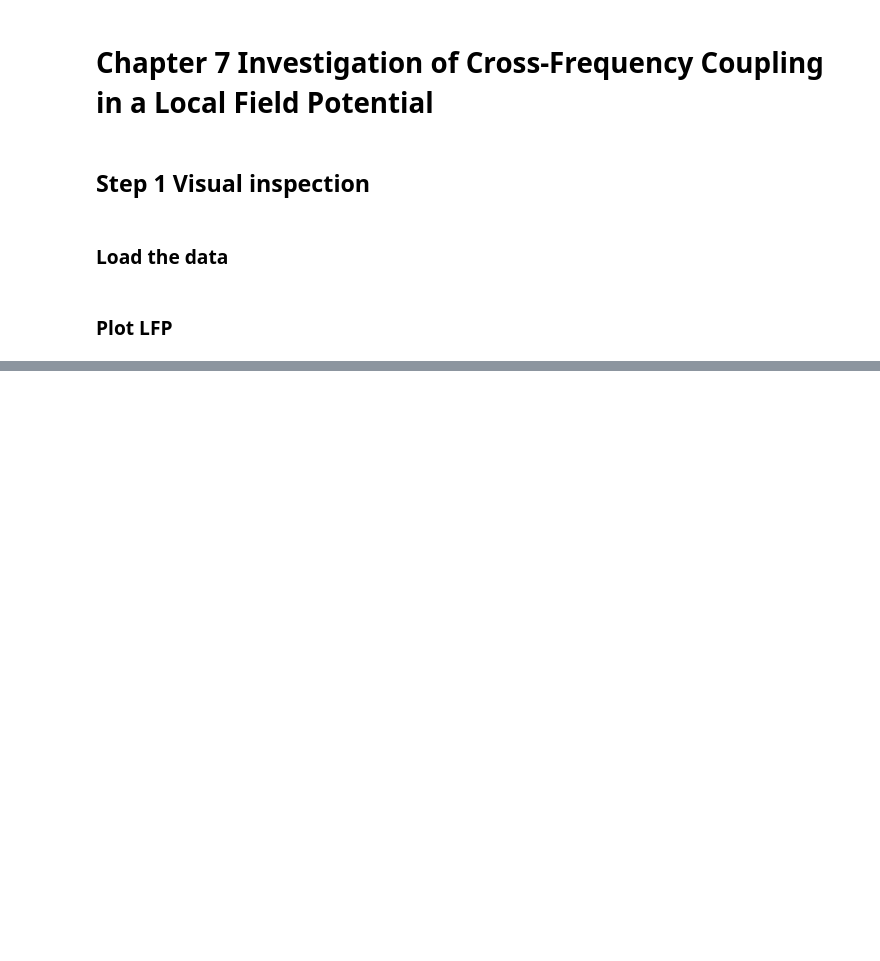
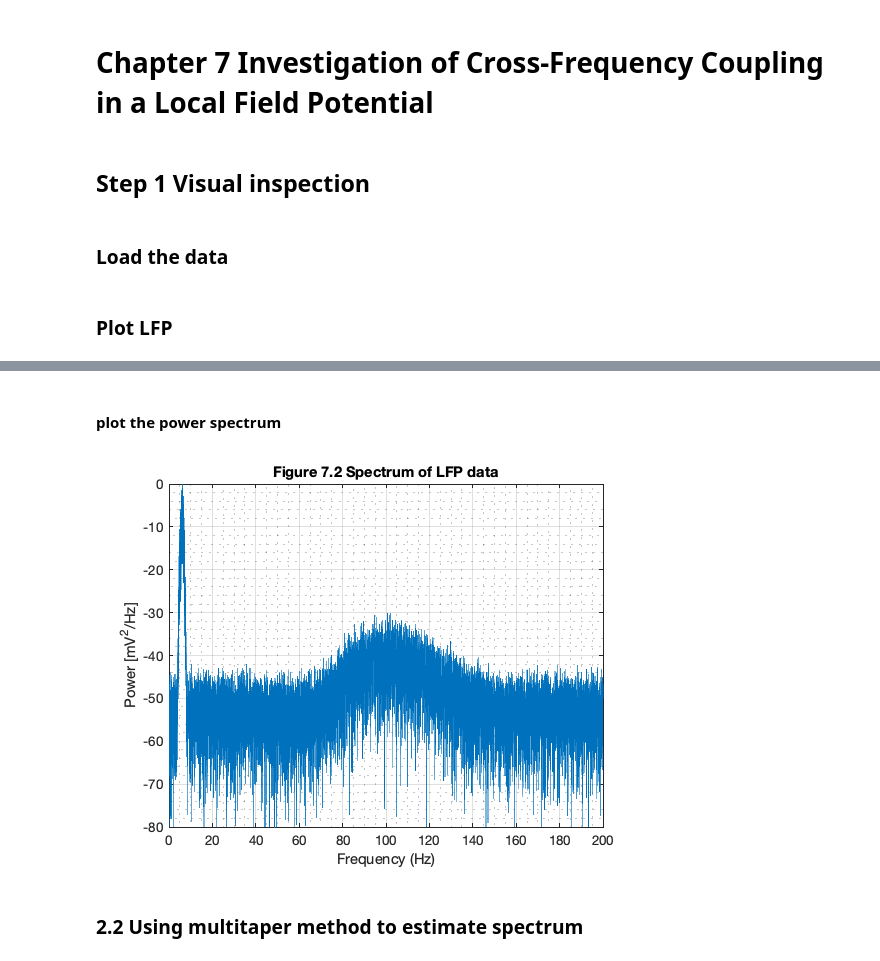
Before and after one commit to jiecui/Case-Studies-Kramer-Eden, a Jupyter notebook: Chapter7/ch_7.ipynb, the cells around one changed output, grey strips where cells are left out. Saved outputs shown, nothing was run; the diff lists cells and outputs as text; code cells hidden in the pictures; blank space fills up the shorter version.

```diff
--- a/Chapter7/ch_7.ipynb
+++ b/Chapter7/ch_7.ipynb
@@ -21,0 +26,4 @@ title('Figure 7.1 Example trace of LFP')
+# %%
+dt=t(2)-t(1);
+T=t(end);
+N=length(LFP);
@@ -21,0 +32,23 @@ title('Figure 7.1 Example trace of LFP')
+# %%
+x = hann(N) .* transpose(LFP);
+xf = fft(x - mean(x)); % zero-mean process
+Sxx = 2 * dt^2 / T * (xf .* conj(xf));
+Sxx = Sxx(1:N / 2 + 1);
+# %% [markdown]
+#### plot the power spectrum
+# %%
+df = 1 / max(T);
+fNQ = 1 / dt / 2;
+faxis = (0:df:fNQ);
+plot(faxis, 10 * log10(Sxx))
+xlim([0 200])
+ylim([-80 0])
+grid on
+grid minor
+xlabel('Frequency (Hz)')
+ylabel('Power [mV^2/Hz]')
+title('Figure 7.2 Spectrum of LFP data')
+# %% [output]
+[figure, added]
+# %% [markdown]
+### 2.2 Using multitaper method to estimate spectrum
```
Also changed, not shown: parts of 4 cells of this notebook.
